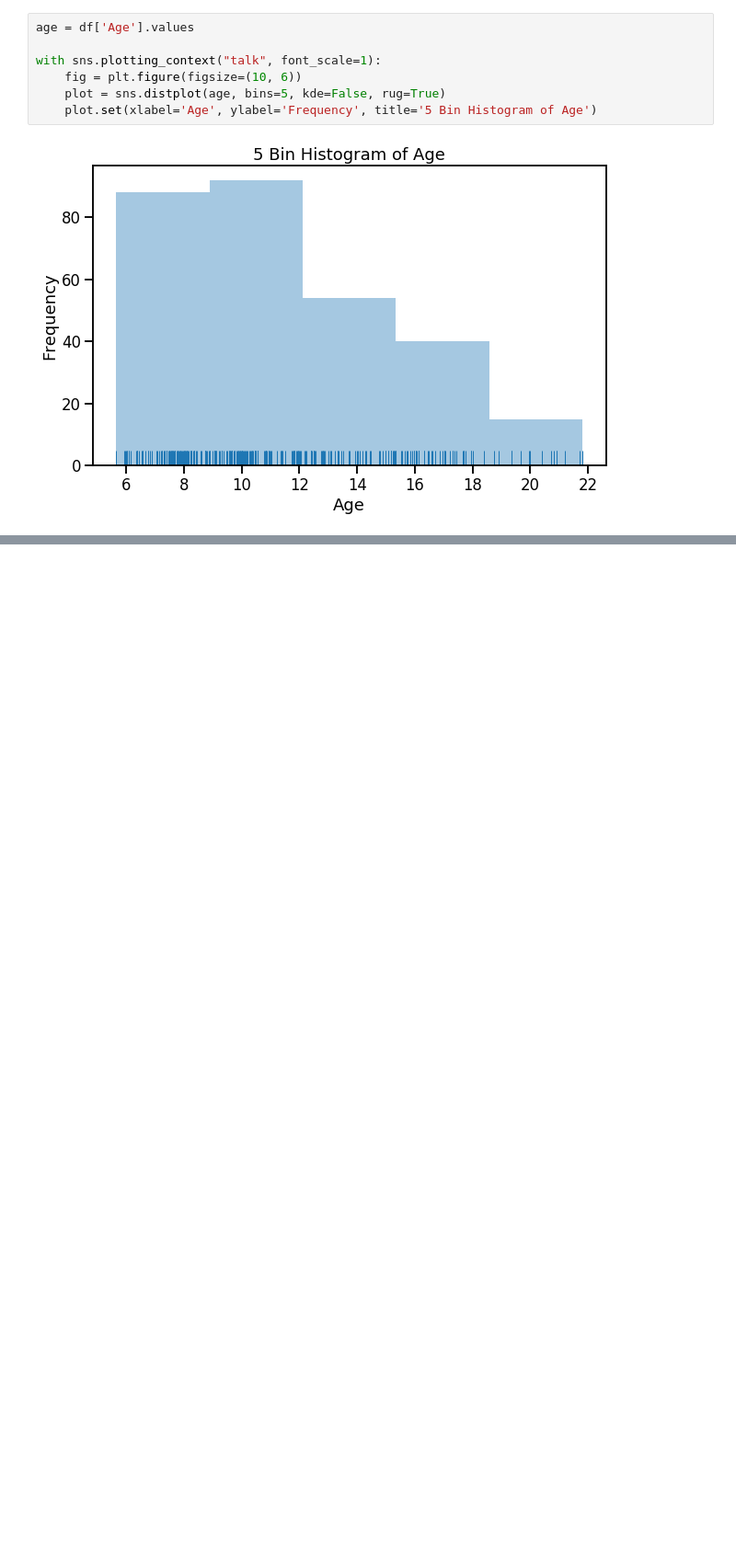
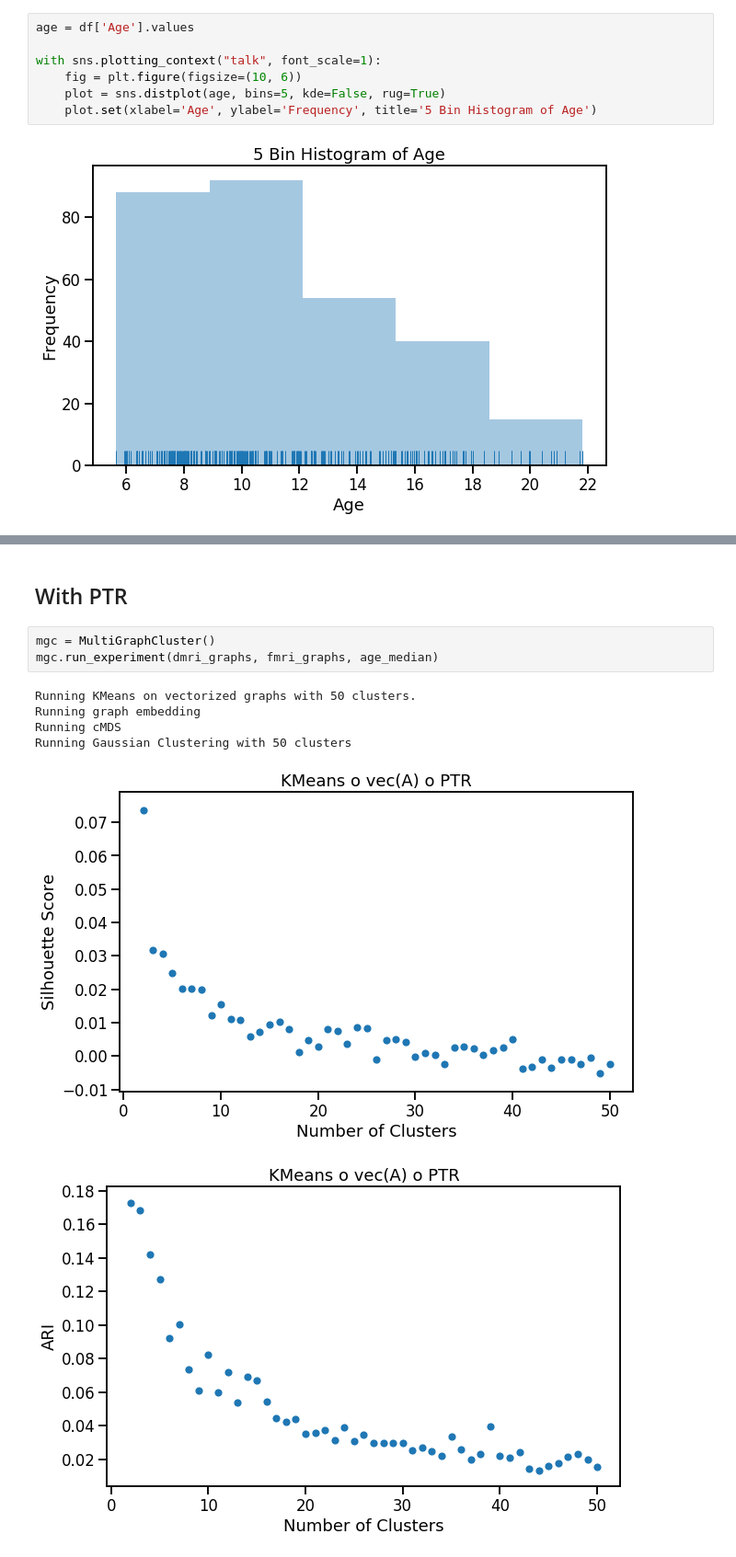
Before and after one commit to j1c/multigraph_clustering, a Jupyter notebook: Experiments/20181031/hbn_desikan_age.ipynb, the cells around one changed output, grey strips where cells are left out. Shown at 92% size. Drawn from its saved outputs; the diff is of its cells as text; blank space fills up the shorter version.

```diff
--- a/Experiments/20181031/hbn_desikan_age.ipynb
+++ b/Experiments/20181031/hbn_desikan_age.ipynb
@@ -336,0 +98,12 @@ with sns.plotting_context("talk", font_scale=1):
+# %% [markdown]
+## With PTR
+# %%
+mgc = MultiGraphCluster()
+mgc.run_experiment(dmri_graphs, fmri_graphs, age_median)
+# %% [output]
+Running KMeans on vectorized graphs with 50 clusters.
+Running graph embedding
+Running cMDS
+Running Gaussian Clustering with 50 clusters
+[figure, added]
+[figure, added]
```
Also changed, not shown: parts of 51 cells of this notebook, 1 other file.
